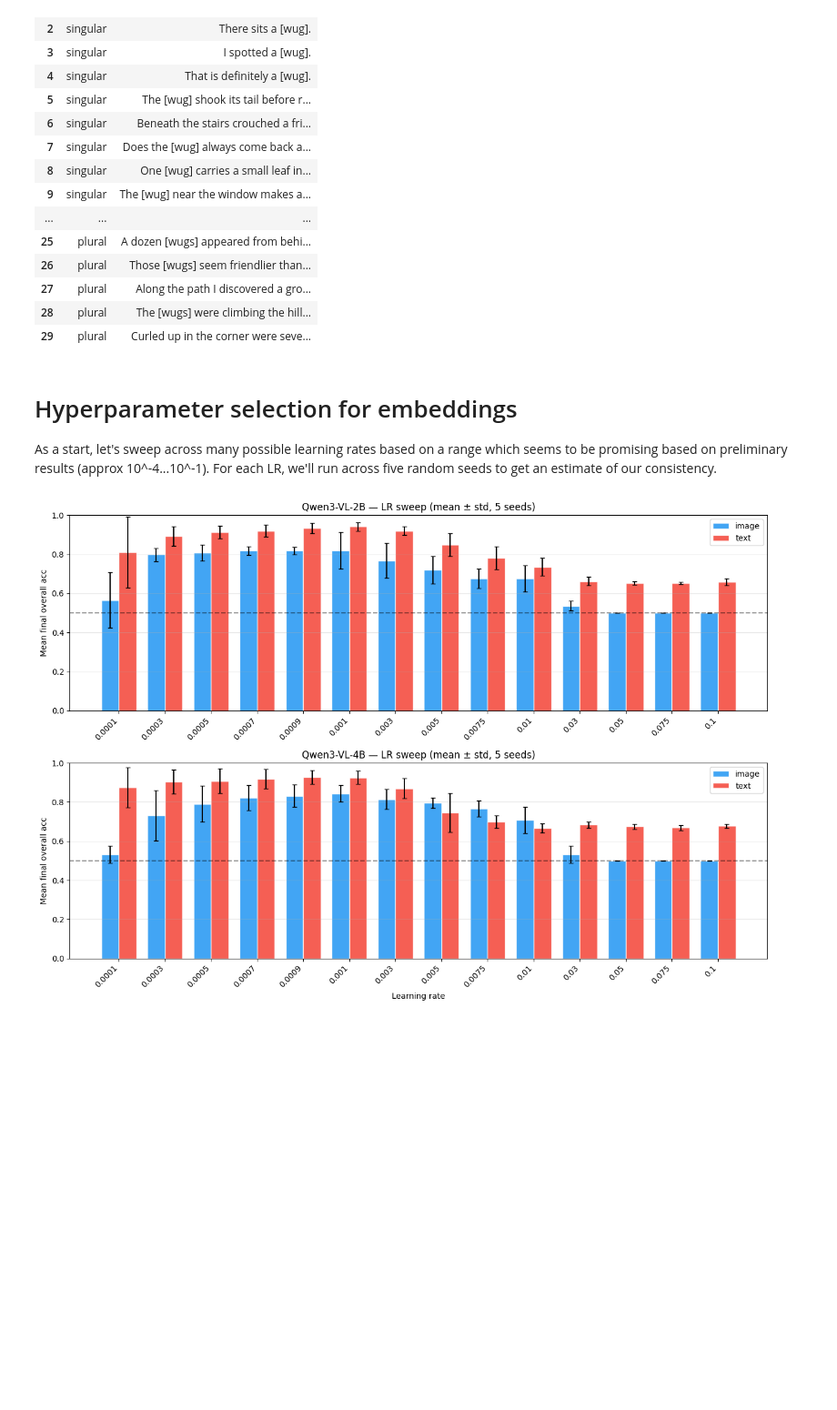
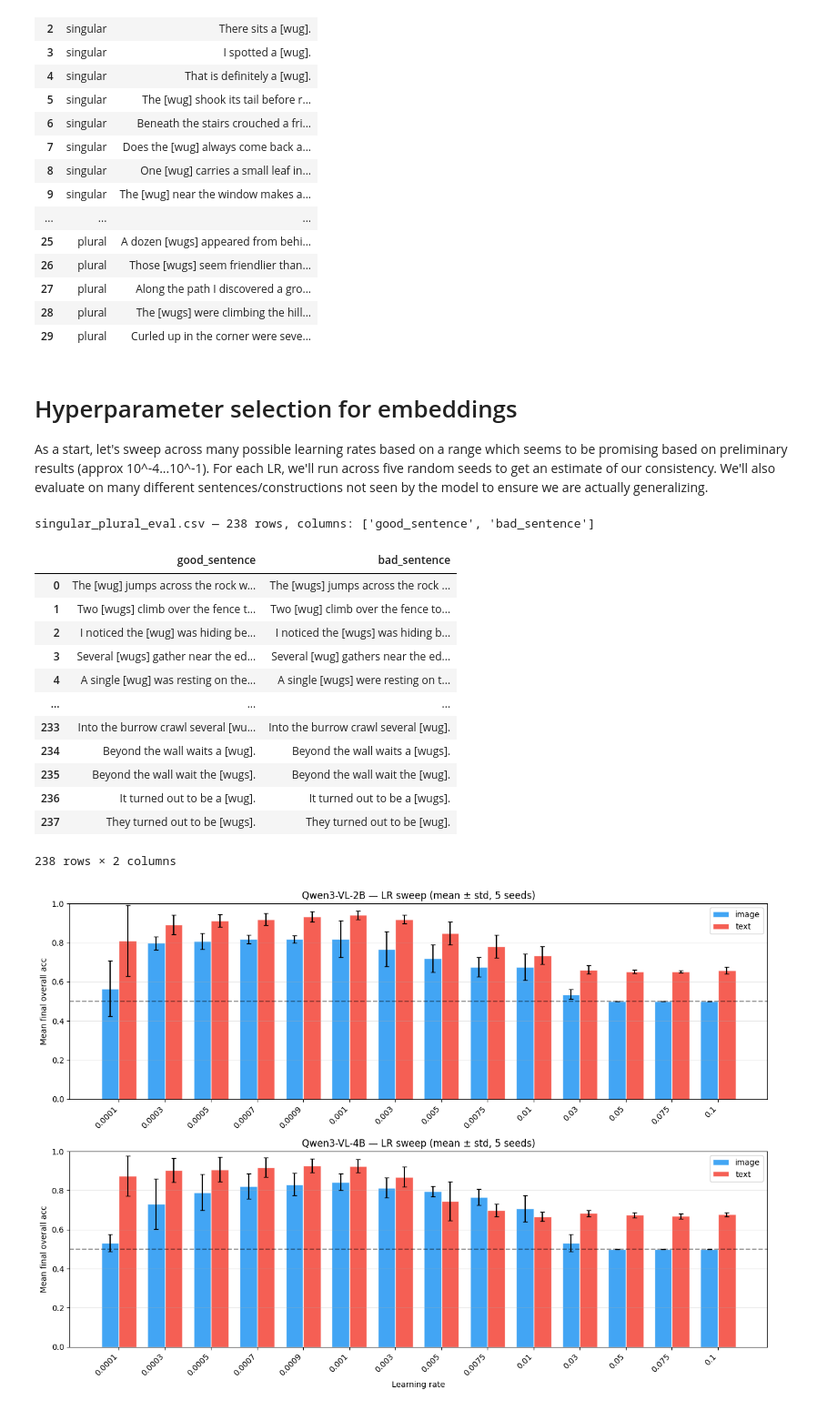
Before and after one commit to zstud04/wug-test-interp, a Jupyter notebook: analysis/embeddings/embed_param_selection.ipynb, the cells around one changed output. Shown at 91% size. Drawn from its saved outputs; the diff is of its cells as text; code cells hidden in the pictures; blank space fills up the shorter version.

```diff
--- a/analysis/embeddings/embed_param_selection.ipynb
+++ b/analysis/embeddings/embed_param_selection.ipynb
@@ -348,7 +348,30 @@ syntax_train_1.csv — 30 rows, columns: ['type', 'sentence']
 # %% [markdown]
 # Hyperparameter selection for embeddings
 
-As a start, let's sweep across many possible learning rates based on a range which seems to be promising based on preliminary results (approx 10^-4...10^-1). For each LR, we'll run across five random seeds to get an estimate of our consistency.
+As a start, let's sweep across many possible learning rates based on a range which seems to be promising based on preliminary results (approx 10^-4...10^-1). For each LR, we'll run across five random seeds to get an estimate of our consistency. We'll also evaluate on many different sentences/constructions not seen by the model to ensure we are actually generalizing.
+# %%
+import pandas as pd
+
+EVAL_CSV = "../../data/embeddings/eval/singular_plural_eval.csv"
+
+df_eval = pd.read_csv(EVAL_CSV)
+print(f"singular_plural_eval.csv — {df_eval.shape[0]} rows, columns: {list(df_eval.columns)}")
+display(df_eval)
+# %% [output]
+singular_plural_eval.csv — 238 rows, columns: ['good_sentence', 'bad_sentence']
+|  | good_sentence | bad_sentence |
+| 0 | The [wug] jumps across the rock w... | The [wugs] jumps across the rock ... |
+| 1 | Two [wugs] climb over the fence t... | Two [wug] climb over the fence to... |
+| 2 | I noticed the [wug] was hiding be... | I noticed the [wugs] was hiding b... |
+| 3 | Several [wugs] gather near the ed... | Several [wug] gathers near the ed... |
+| 4 | A single [wug] was resting on the... | A single [wugs] were resting on t... |
+| ... | ... | ... |
+| 233 | Into the burrow crawl several [wu... | Into the burrow crawl several [wug]. |
+| 234 | Beyond the wall waits a [wug]. | Beyond the wall waits a [wugs]. |
+| 235 | Beyond the wall wait the [wugs]. | Beyond the wall wait the [wug]. |
+| 236 | It turned out to be a [wug]. | It turned out to be a [wugs]. |
+| 237 | They turned out to be [wugs]. | They turned out to be [wug]. |
+238 rows × 2 columns
 # %%
 import os, glob
 import numpy as np
```
